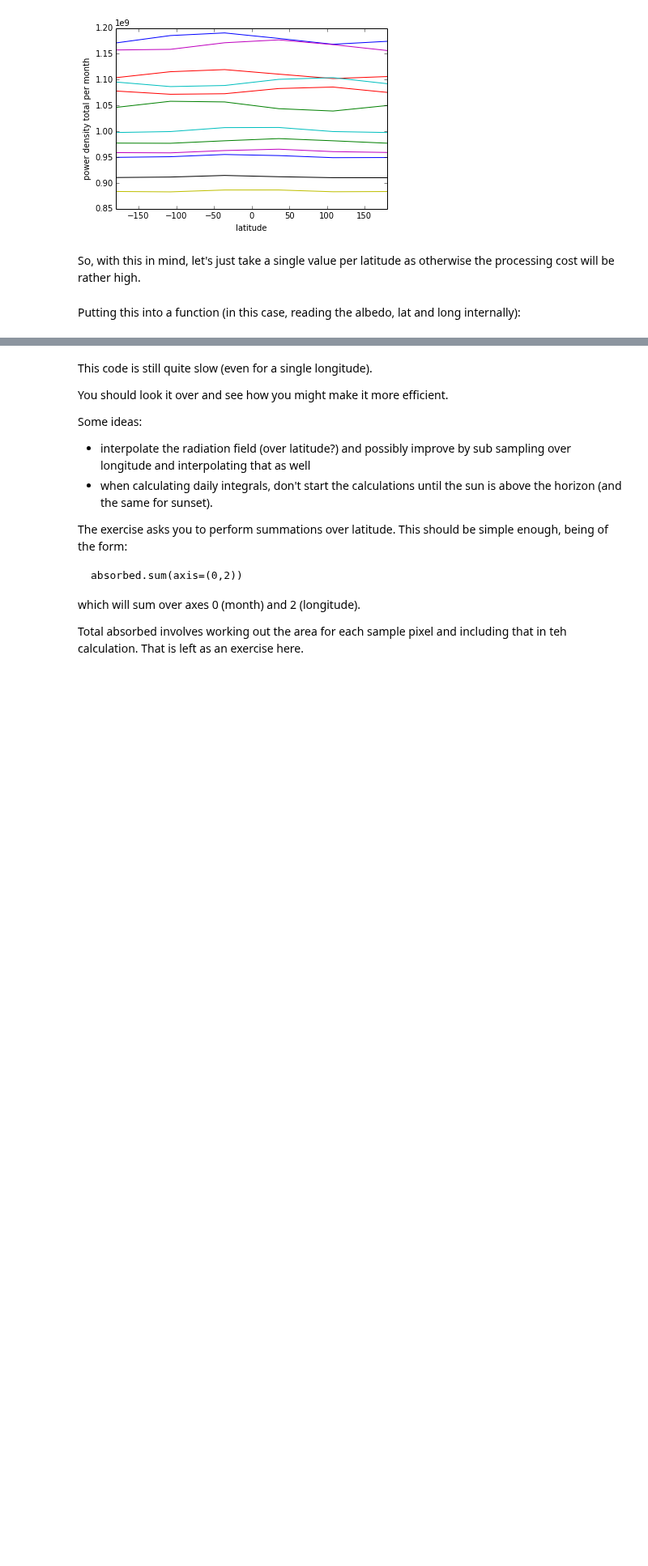
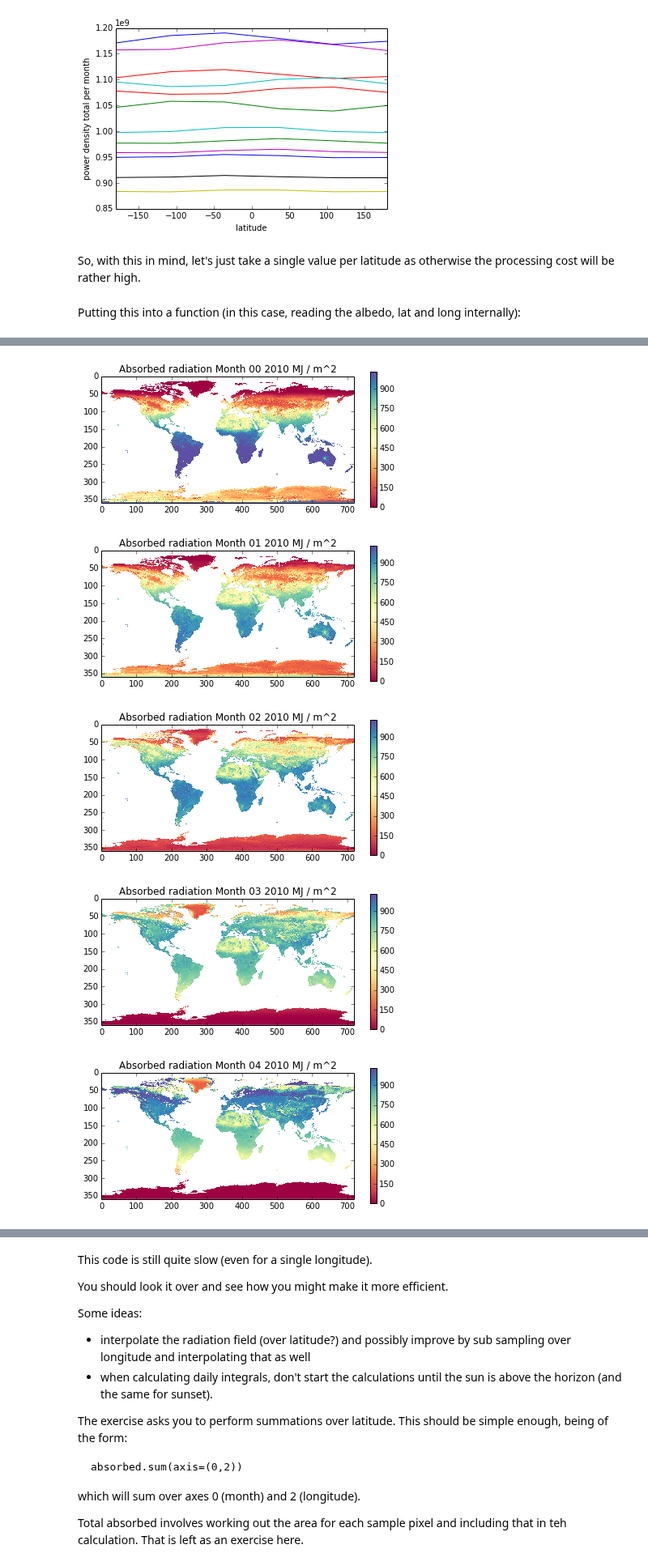
Before and after one commit to profLewis/geogg122, a Jupyter notebook: Chapter3_Scientific_Numerical_Python/advanced_answers.ipynb, the cells around one changed output, grey strips where cells are left out. Shown at 81% size. Drawn from its saved outputs; the diff is of its cells as text; code cells hidden in the pictures; blank space fills up the shorter version.

```diff
--- a/Chapter3_Scientific_Numerical_Python/advanced_answers.ipynb
+++ b/Chapter3_Scientific_Numerical_Python/advanced_answers.ipynb
@@ -371,12 +371,19 @@ except:
 # %%
 import pylab as plt
 
 cmap = plt.get_cmap('Spectral')
-vmax = absorbed.max()
+vmax = absorbed.max()/2
 vmin = 0.
 
 for m in xrange(12):
-    plt.figure(figsize=(10,7))
-    plt.title('Month %02d %d'%(m,year))
+    plt.figure(figsize=(7,3))
+    plt.title('Absorbed radiation Month %02d %d MJ / m^2'%(m,year))
     plt.imshow(absorbed[m],cmap=cmap,interpolation='none',vmin=vmin,vmax=vmax)
     plt.colorbar()
+    plt.savefig('files/data/absorbed%02d.jpg'%m)
+# %% [output]
+[figure, added]
+[figure, added]
+[figure, added]
+[figure, added]
+[figure, added]
```
Also changed, not shown: parts of 5 cells of this notebook, 52 other files.
